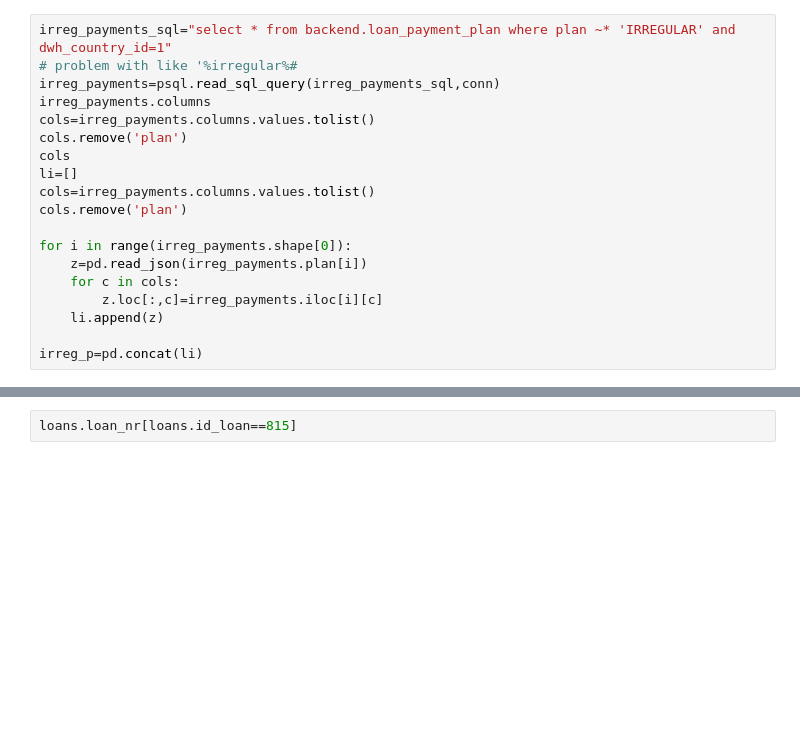
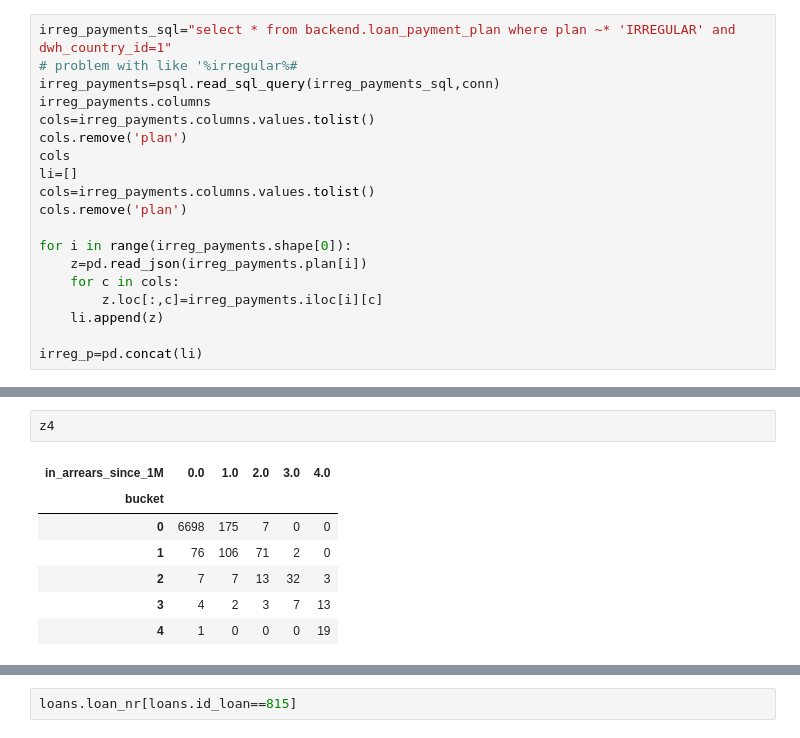
Before and after one commit to seanv507/IPython-Notebooks, a Jupyter notebook: returns01.ipynb, the cells around one changed output, grey strips where cells are left out. Saved outputs shown, nothing was run; the diff lists cells and outputs as text; blank space fills up the shorter version.

```diff
--- a/returns01.ipynb
+++ b/returns01.ipynb
@@ -1657,0 +1777,10 @@ z3=z2.groupby(['bucket','in_arrears_since_1M']).size()
+# %%
+z4
+# %% [output]
+| in_arrears_since_1M | 0.0 | 1.0 | 2.0 | 3.0 | 4.0 |
+| bucket |  |  |  |  |  |
+| 0 | 6698 | 175 | 7 | 0 | 0 |
+| 1 | 76 | 106 | 71 | 2 | 0 |
+| 2 | 7 | 7 | 13 | 32 | 3 |
+| 3 | 4 | 2 | 3 | 7 | 13 |
+| 4 | 1 | 0 | 0 | 0 | 19 |
```
Also changed, not shown: parts of 21 cells of this notebook, 1 other file.
